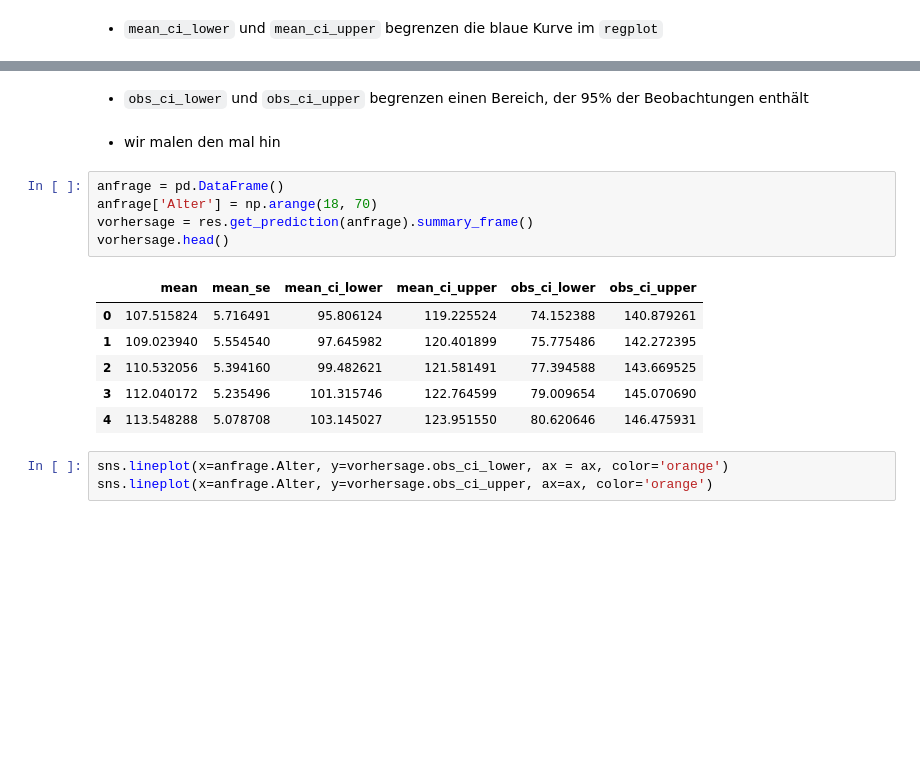
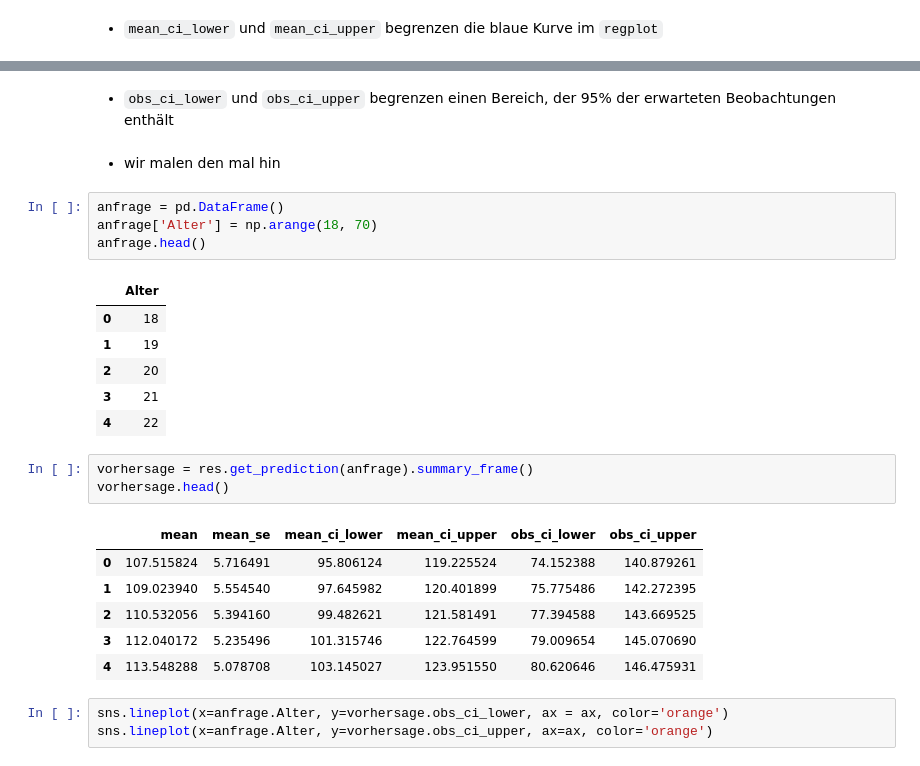
Before and after one commit to Ruediger-Braun/mfb2425, a Jupyter notebook: lektion25.ipynb, the cells around one changed output, grey strips where cells are left out. Cells and saved outputs as stored; diff of their text form; blank space fills up the shorter version.

```diff
--- a/lektion25.ipynb
+++ b/lektion25.ipynb
@@ -107,10 +107,19 @@ ax;
 # %% [markdown]
-* `obs_ci_lower` und `obs_ci_upper` begrenzen einen Bereich, der 95% der Beobachtungen enthält
+* `obs_ci_lower` und `obs_ci_upper` begrenzen einen Bereich, der 95% der erwarteten Beobachtungen enthält
 # %% [markdown]
 * wir malen den mal hin
+# %%
+anfrage = pd.DataFrame()
+anfrage['Alter'] = np.arange(18, 70)
+anfrage.head()
+# %% [output]
+|  | Alter |
+| 0 | 18 |
+| 1 | 19 |
+| 2 | 20 |
+| 3 | 21 |
+| 4 | 22 |
 # %%
-anfrage = pd.DataFrame()
-anfrage['Alter'] = np.arange(18, 70)
 vorhersage = res.get_prediction(anfrage).summary_frame()
 vorhersage.head()
 # %% [output]
```
Also changed, not shown: parts of 22 cells of this notebook.
